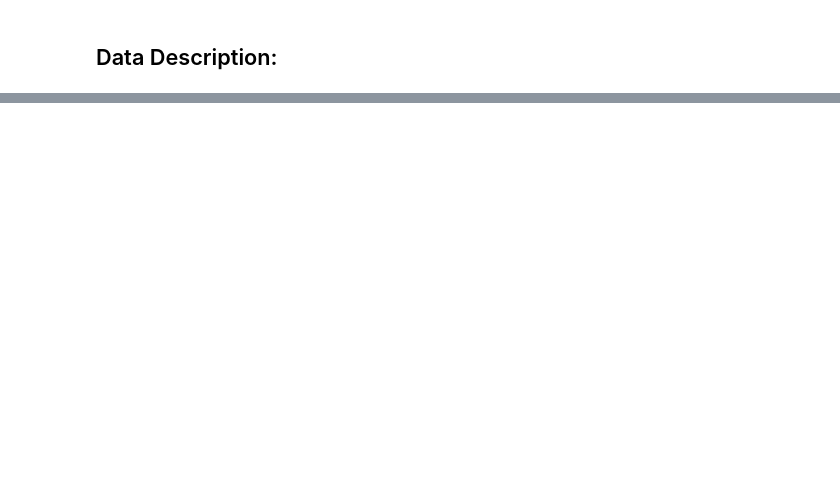
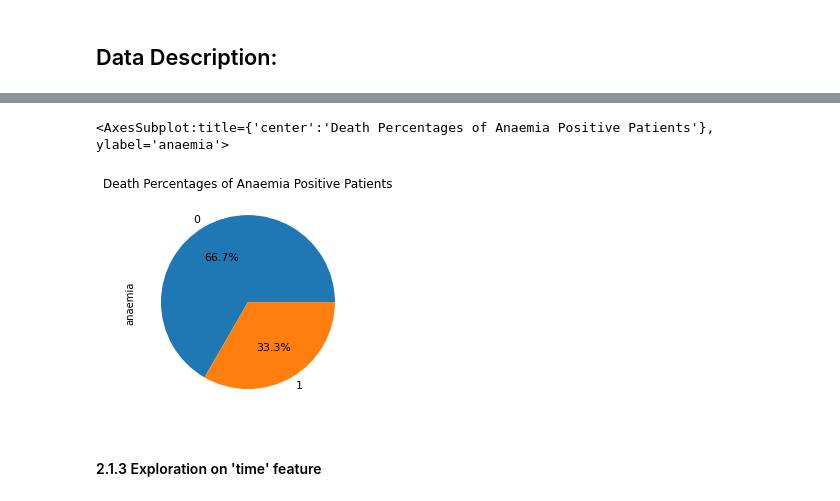
Before and after one commit to SyedKabir-dataWorm/Machine_learning_models, a Jupyter notebook: heartFailure.ipynb, the cells around one changed output, grey strips where cells are left out. Drawn from its saved outputs; the diff is of its cells as text; code cells hidden in the pictures; blank space fills up the shorter version.

```diff
--- a/heartFailure.ipynb
+++ b/heartFailure.ipynb
@@ -117,0 +133,4 @@ Name: platelets, dtype: int64
+# %%
+# removing outliers
+heartFailure = heartFailure.loc[(heartFailure['creatinine_phosphokinase']<3000) & (heartFailure['platelets']<600000) &
+                                    (heartFailure['serum_creatinine']<5) & (heartFailure['serum_sodium']>120)]
@@ -117,0 +186,8 @@ Name: platelets, dtype: int64
+# %%
+anaemia=heartFailure['anaemia'].groupby(heartFailure['DEATH_EVENT']).sum()
+anaemia.plot(kind='pie',autopct='%1.1f%%', fontsize=11, title="Death Percentages of Anaemia Positive Patients" )
+# %% [output]
+<AxesSubplot:title={'center':'Death Percentages of Anaemia Positive Patients'}, ylabel='anaemia'>
+[figure, added]
+# %% [markdown]
+#### 2.1.3 Exploration on 'time' feature
```
Also changed, not shown: parts of 52 cells of this notebook.
